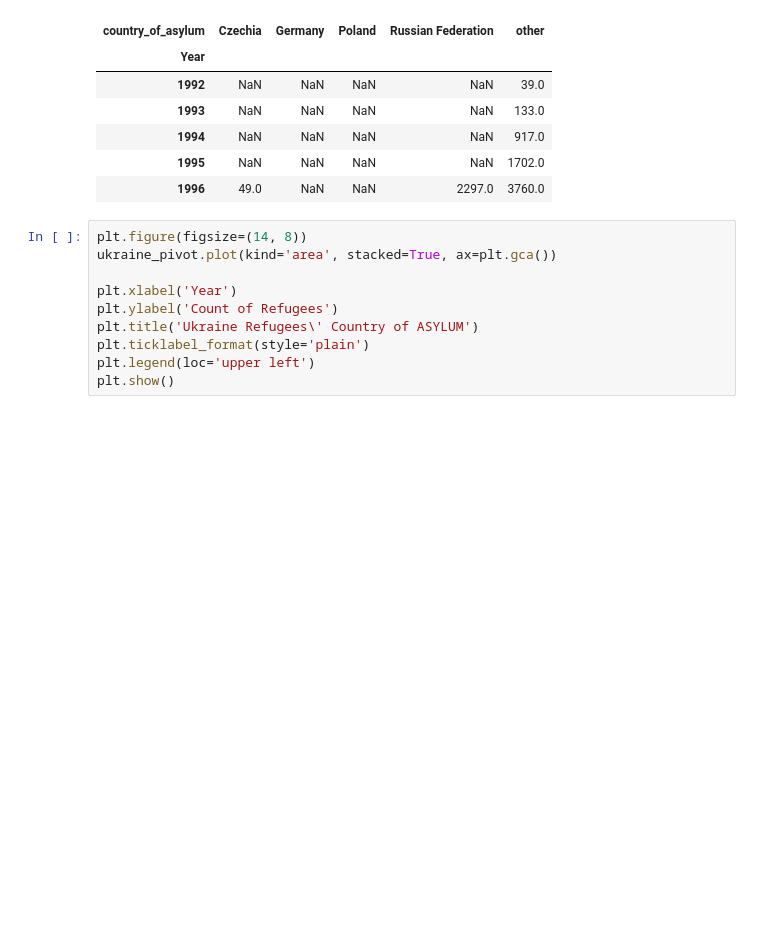
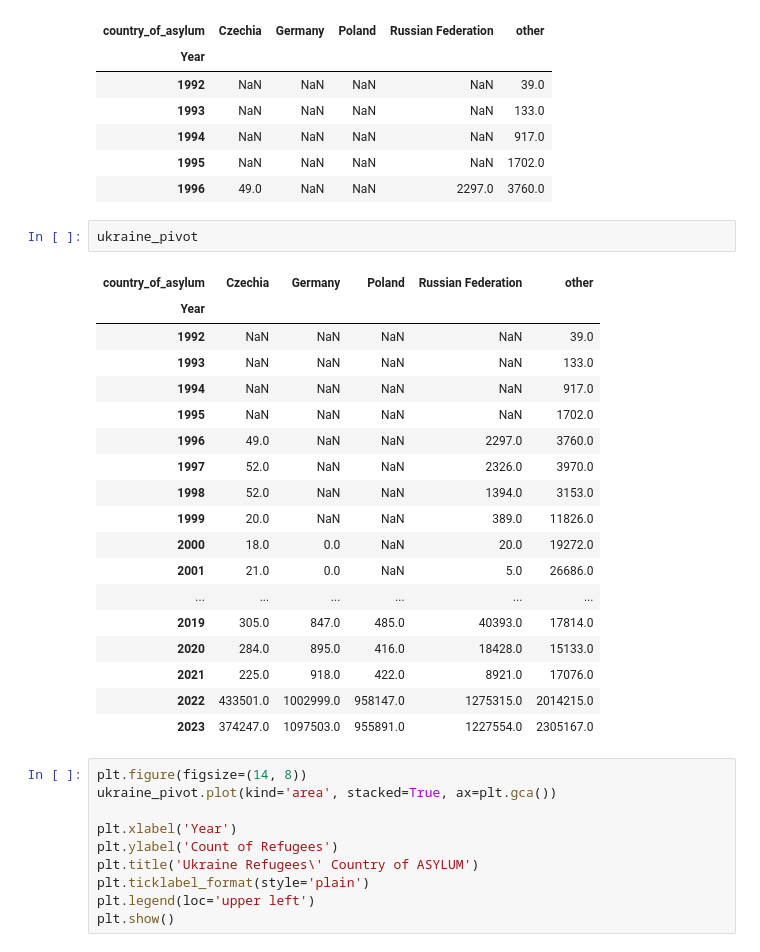
Before and after one commit to ryanhartman247/capstone_refugees_da12, a Jupyter notebook: notebooks/population_totals.ipynb, the cells around one changed output. Cells and saved outputs as stored; diff of their text form; blank space fills up the shorter version.

```diff
--- a/notebooks/population_totals.ipynb
+++ b/notebooks/population_totals.ipynb
@@ -826,6 +870,27 @@ ukraine_pivot.head()
 | 1994 | NaN | NaN | NaN | NaN | 917.0 |
 | 1995 | NaN | NaN | NaN | NaN | 1702.0 |
 | 1996 | 49.0 | NaN | NaN | 2297.0 | 3760.0 |
+# %%
+ukraine_pivot
+# %% [output]
+| country_of_asylum | Czechia | Germany | Poland | Russian Federation | other |
+| Year |  |  |  |  |  |
+| 1992 | NaN | NaN | NaN | NaN | 39.0 |
+| 1993 | NaN | NaN | NaN | NaN | 133.0 |
+| 1994 | NaN | NaN | NaN | NaN | 917.0 |
+| 1995 | NaN | NaN | NaN | NaN | 1702.0 |
+| 1996 | 49.0 | NaN | NaN | 2297.0 | 3760.0 |
+| 1997 | 52.0 | NaN | NaN | 2326.0 | 3970.0 |
+| 1998 | 52.0 | NaN | NaN | 1394.0 | 3153.0 |
+| 1999 | 20.0 | NaN | NaN | 389.0 | 11826.0 |
+| 2000 | 18.0 | 0.0 | NaN | 20.0 | 19272.0 |
+| 2001 | 21.0 | 0.0 | NaN | 5.0 | 26686.0 |
+| ... | ... | ... | ... | ... | ... |
+| 2019 | 305.0 | 847.0 | 485.0 | 40393.0 | 17814.0 |
+| 2020 | 284.0 | 895.0 | 416.0 | 18428.0 | 15133.0 |
+| 2021 | 225.0 | 918.0 | 422.0 | 8921.0 | 17076.0 |
+| 2022 | 433501.0 | 1002999.0 | 958147.0 | 1275315.0 | 2014215.0 |
+| 2023 | 374247.0 | 1097503.0 | 955891.0 | 1227554.0 | 2305167.0 |
 # %%
 plt.figure(figsize=(14, 8))
 ukraine_pivot.plot(kind='area', stacked=True, ax=plt.gca())
```
Also changed, not shown: parts of 3 cells of this notebook, 3 other files.
